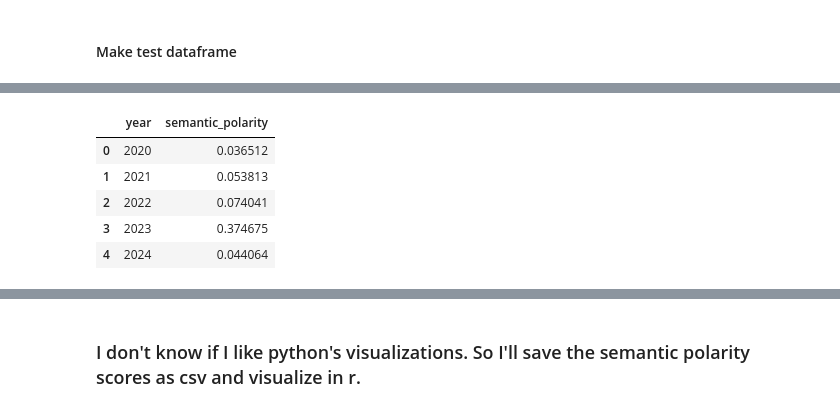
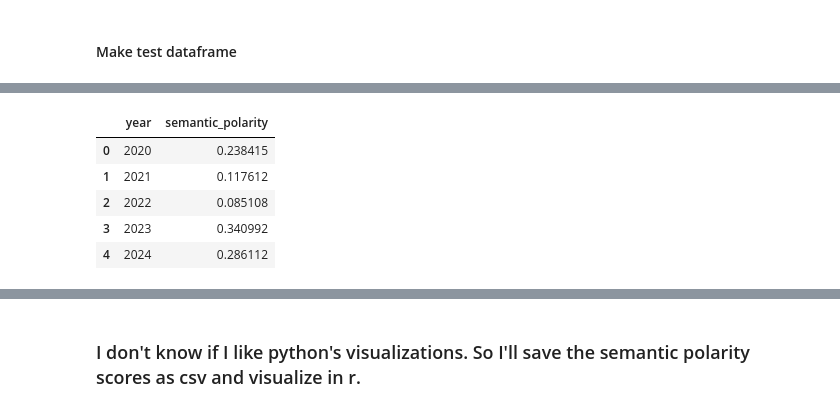
Before and after one commit to soerinev/Bachelor, a Jupyter notebook: playground_embeddings.ipynb, the cells around one changed output, grey strips where cells are left out. Saved outputs shown, nothing was run; the diff lists cells and outputs as text; code cells hidden in the pictures.

Commit message:
tested bert-large-uncased and did sliding window for embedding longer texts

```diff
--- a/playground_embeddings.ipynb
+++ b/playground_embeddings.ipynb
@@ -781,8 +783,10 @@ df
 | 19 | 44332211 | 5 | 2024-11-05 | US | Fox News | http://example20.com | Title for article 20 | Abortion is unjust and takes away... |
 # %%
+# NO sliding window appraoch
+
 # Load BERT model and tokenizer
-tokenizer = BertTokenizer.from_pretrained('bert-base-uncased')
-model = BertModel.from_pretrained('bert-base-uncased')
+tokenizer = BertTokenizer.from_pretrained('bert-large-uncased')
+model = BertModel.from_pretrained('bert-large-uncased')
 
 # Function to get contextual embedding for a specific keyword in an article
 def get_contextual_embedding(text, keyword):
@@ -805,35 +809,35 @@ def compute_semantic_polarity(cnn_embeddings, fox_embeddings):
         for fox_emb in fox_embeddings:
             distance = 1 - cosine_similarity(cnn_emb.reshape(1, -1), fox_emb.reshape(1, -1))[0][0]
             total_distance += distance
             count += 1
     return total_distance / count if count > 0 else 0
 
 # Group articles by year
 df['year'] = pd.to_datetime(df['date']).dt.year
 results = []
 
 for year, group in df.groupby('year'):
     cnn_group = group[group['source'] == 'CNN']
     fox_group = group[group['source'] == 'Fox News']
 
     # Extract embeddings for each article mentioning 'abortion'
     cnn_embeddings = [get_contextual_embedding(body, 'abortion') for body in cnn_group['body'] if get_contextual_embedding(body, 'abortion') is not None]
     fox_embeddings = [get_contextual_embedding(body, 'abortion') for body in fox_group['body'] if get_contextual_embedding(body, 'abortion') is not None]
 
     # Calculate semantic polarity for this year
     sp_score = compute_semantic_polarity(cnn_embeddings, fox_embeddings)
     results.append({'year': year, 'semantic_polarity': sp_score})
 
 # Convert results to a DataFrame
 sp_df = pd.DataFrame(results)
 
 # Display results
 #import ace_tools as tools; tools.display_dataframe_to_user(name="Semantic Polarity Over Time", dataframe=sp_df)
 sp_df
 # %% [output]
 |  | year | semantic_polarity |
-| 0 | 2020 | 0.036512 |
-| 1 | 2021 | 0.053813 |
-| 2 | 2022 | 0.074041 |
-| 3 | 2023 | 0.374675 |
-| 4 | 2024 | 0.044064 |
+| 0 | 2020 | 0.238415 |
+| 1 | 2021 | 0.117612 |
+| 2 | 2022 | 0.085108 |
+| 3 | 2023 | 0.340992 |
+| 4 | 2024 | 0.286112 |
```
Also changed, not shown: parts of 7 cells of this notebook.
